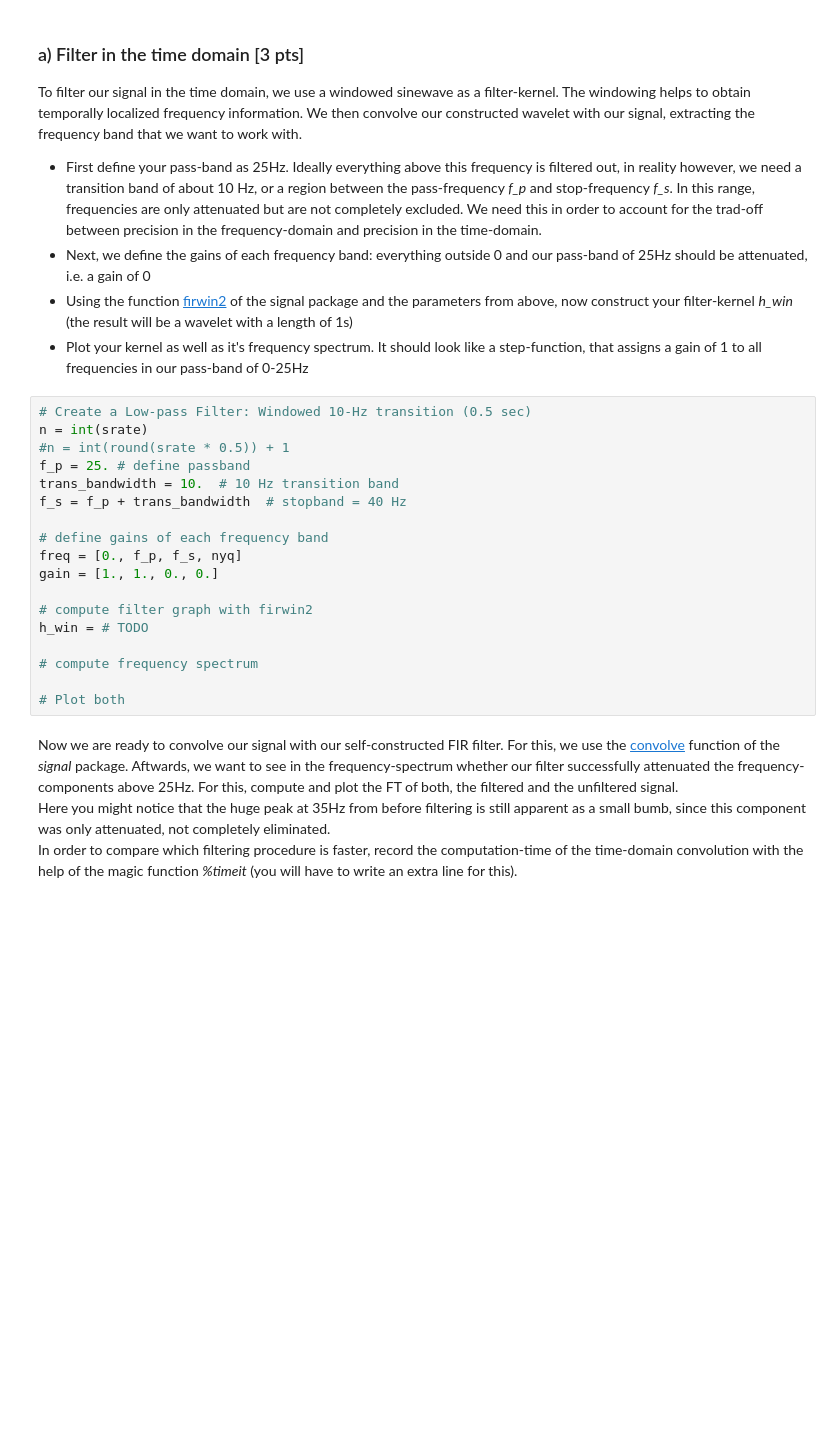
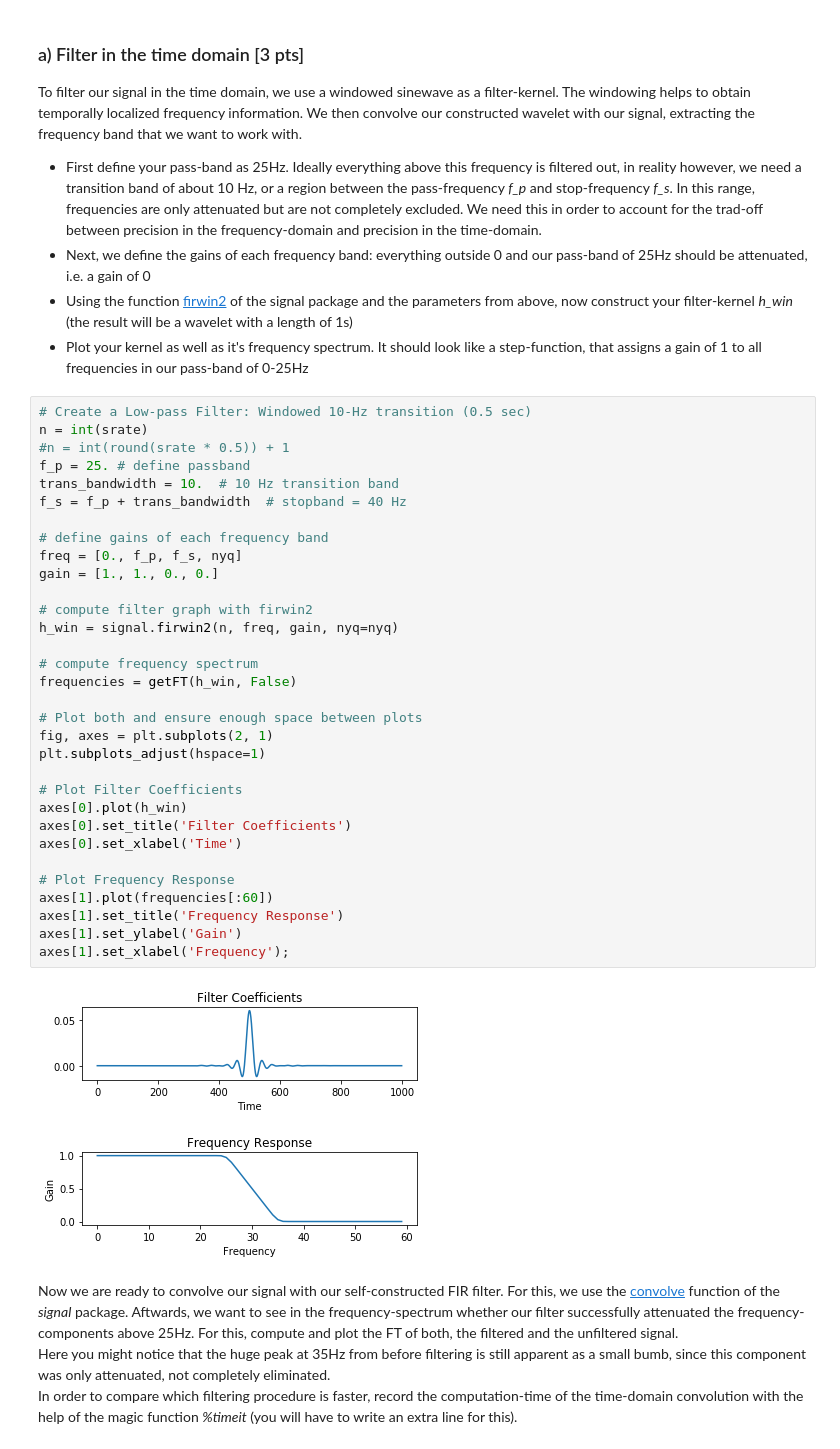
Before and after one commit to NBP-ACC/week-8-updated-acc_2, a Jupyter notebook: Sheet06.ipynb, the cells around one changed output. Drawn from its saved outputs; the diff is of its cells as text; blank space fills up the shorter version.

```diff
--- a/Sheet06.ipynb
+++ b/Sheet06.ipynb
@@ -139,21 +156,37 @@ To filter our signal in the time domain, we use a windowed sinewave as a filter-
 # %%
 # Create a Low-pass Filter: Windowed 10-Hz transition (0.5 sec)
 n = int(srate)
 #n = int(round(srate * 0.5)) + 1
 f_p = 25. # define passband
 trans_bandwidth = 10.  # 10 Hz transition band
 f_s = f_p + trans_bandwidth  # stopband = 40 Hz
 
 # define gains of each frequency band
 freq = [0., f_p, f_s, nyq]
 gain = [1., 1., 0., 0.]
 
 # compute filter graph with firwin2
-h_win = # TODO
+h_win = signal.firwin2(n, freq, gain, nyq=nyq)
 
 # compute frequency spectrum
+frequencies = getFT(h_win, False)
 
-# Plot both
+# Plot both and ensure enough space between plots
+fig, axes = plt.subplots(2, 1)
+plt.subplots_adjust(hspace=1)
+
+# Plot Filter Coefficients
+axes[0].plot(h_win)
+axes[0].set_title('Filter Coefficients')
+axes[0].set_xlabel('Time')
+
+# Plot Frequency Response
+axes[1].plot(frequencies[:60])
+axes[1].set_title('Frequency Response')
+axes[1].set_ylabel('Gain')
+axes[1].set_xlabel('Frequency');
+# %% [output]
+[figure, added]
 # %% [markdown]
 Now we are ready to convolve our signal with our self-constructed FIR filter. For this, we use the [convolve](https://docs.scipy.org/doc/scipy/reference/generated/scipy.signal.convolve.html) function of the *signal* package.
 Aftwards, we want to see in the frequency-spectrum whether our filter successfully attenuated the frequency-components above 25Hz. For this, compute and plot the FT of both, the filtered and the unfiltered signal.
```
Also changed, not shown: parts of 7 cells of this notebook, 1 other file.
